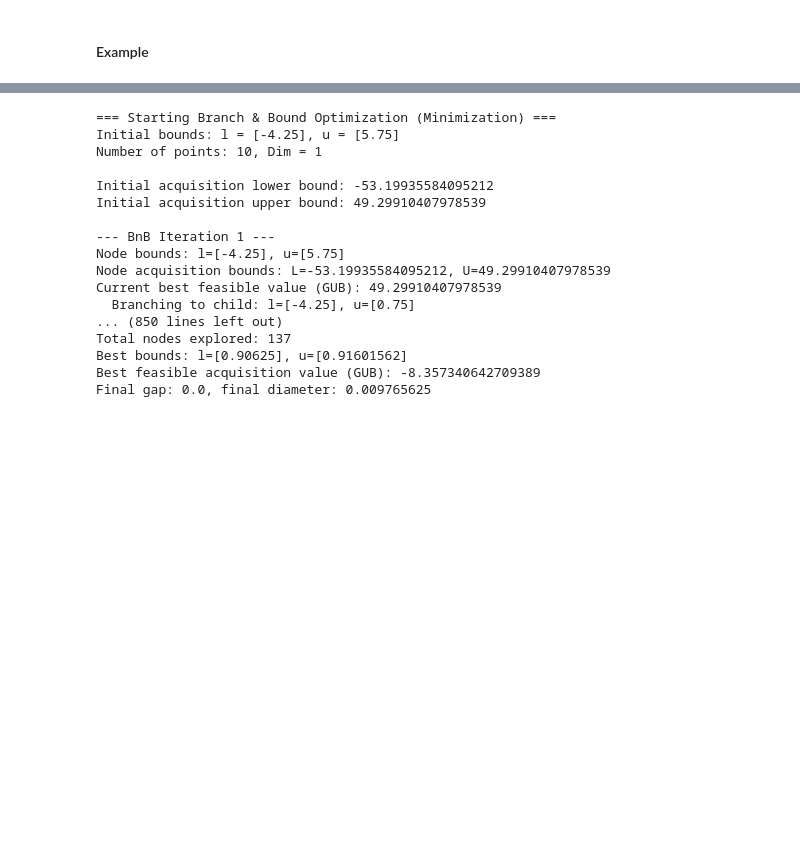
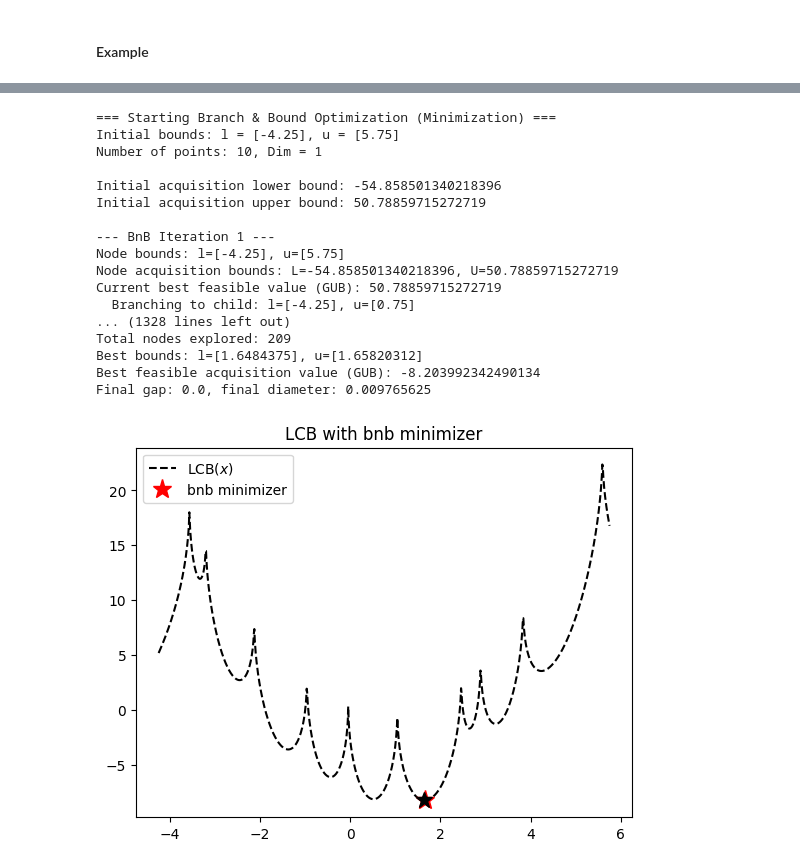
Before and after one commit to llnl/hiop, a Jupyter notebook: src/Drivers/hiopbbpy/BODemoNLP-Tucker.ipynb, the cells around one changed output, grey strips where cells are left out. Drawn from its saved outputs; the diff is of its cells as text; code cells hidden in the pictures; blank space fills up the shorter version.

```diff
--- a/src/Drivers/hiopbbpy/BODemoNLP-Tucker.ipynb
+++ b/src/Drivers/hiopbbpy/BODemoNLP-Tucker.ipynb
@@ -283,21 +281,21 @@ plt.show()
 # %%
 bnb.max_bnbiter = 500
-xstar = bnb.bnboptimize(problem.xlimits[:,0], problem.xlimits[:,1])
+xstar = bnb.optimize()#bnb.bnboptimize(problem.xlimits[:,0], problem.xlimits[:,1])
 # %% [output]
 === Starting Branch & Bound Optimization (Minimization) ===
 Initial bounds: l = [-4.25], u = [5.75]
 Number of points: 10, Dim = 1
 
-Initial acquisition lower bound: -53.19935584095212
-Initial acquisition upper bound: 49.29910407978539
+Initial acquisition lower bound: -54.858501340218396
+Initial acquisition upper bound: 50.78859715272719
 
 --- BnB Iteration 1 ---
 Node bounds: l=[-4.25], u=[5.75]
-Node acquisition bounds: L=-53.19935584095212, U=49.29910407978539
-Current best feasible value (GUB): 49.29910407978539
+Node acquisition bounds: L=-54.858501340218396, U=50.78859715272719
+Current best feasible value (GUB): 50.78859715272719
   Branching to child: l=[-4.25], u=[0.75]
-... (850 lines left out)
-Total nodes explored: 137
-Best bounds: l=[0.90625], u=[0.91601562]
-Best feasible acquisition value (GUB): -8.357340642709389
+... (1328 lines left out)
+Total nodes explored: 209
+Best bounds: l=[1.6484375], u=[1.65820312]
+Best feasible acquisition value (GUB): -8.203992342490134
 Final gap: 0.0, final diameter: 0.009765625
@@ -313,16 +302,18 @@ xstar2 = np.atleast_2d((xstar[0] + xstar[1]) /2.)
 # %%
-y_star = acqf.evaluate(xstar2)
+y_star = acqf.evaluate(xstar)
 xstar_true = np.atleast_2d(X[np.argmin(Y_acqf)])
 ystar_true = acqf.evaluate(xstar_true)
-print(xstar_true)
+#print(xstar_true)
 plt.plot(X, Y_acqf, 'k--', label=r'LCB$(x)$')
-plt.plot(xstar2, y_star, "r*", markersize=14, label=r'bnb minimizer')
+plt.plot(xstar, y_star, "r*", markersize=14, label=r'bnb minimizer')
 plt.plot(xstar_true, ystar_true, "k*", markersize=12)
 #for i in range(2):
 #    plt.plot(xstar_bounds.flatten()[i], y_star[0,0] , "k*")
 plt.title('LCB with bnb minimizer'.format(nboxes))
 plt.legend()
 plt.show()
+# %% [output]
+[figure, added]
 # %%
 bo_maxiter = 3
 batch_size = 1
```
Also changed, not shown: parts of 13 cells of this notebook, 4 other files.
